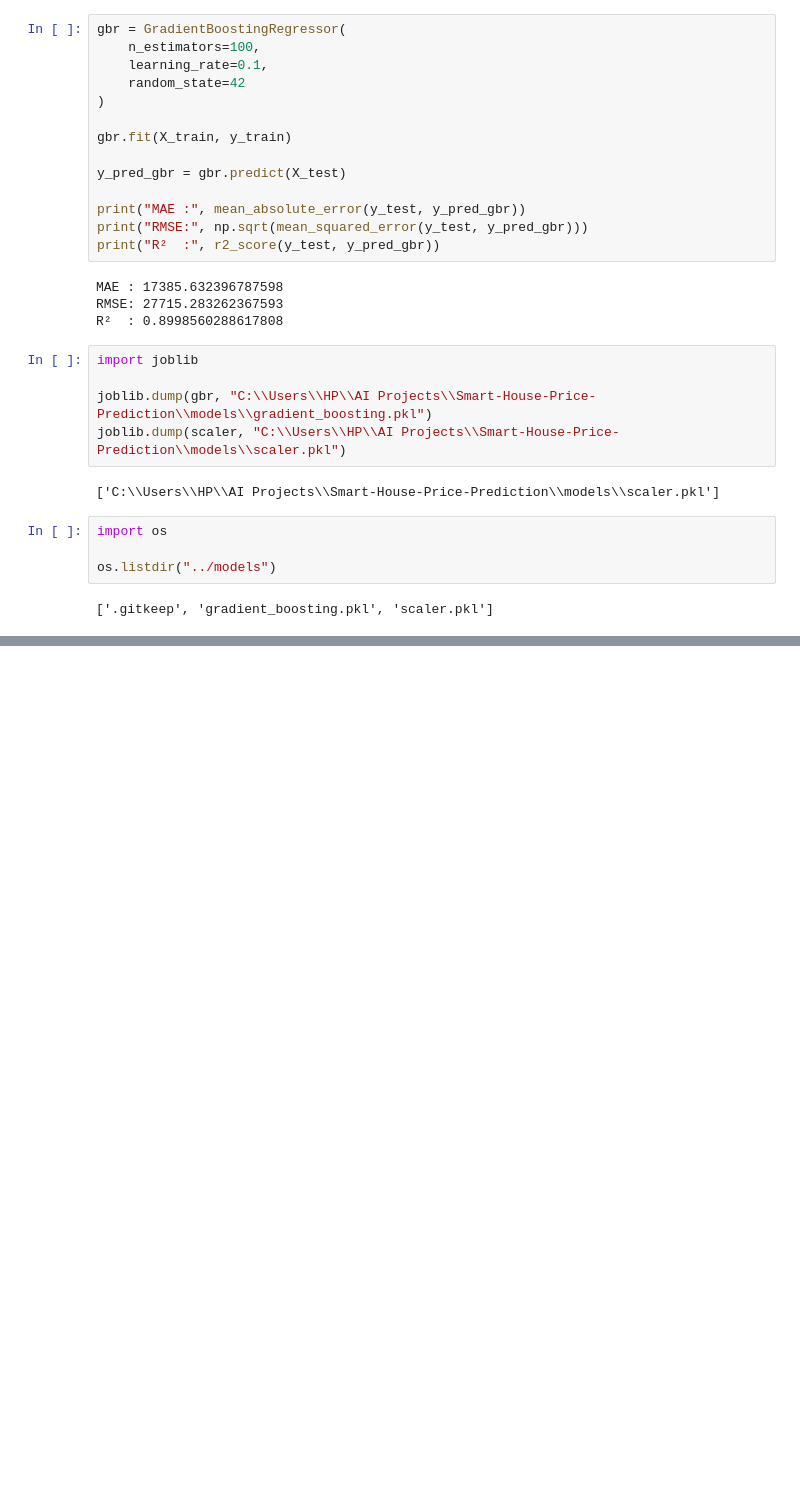
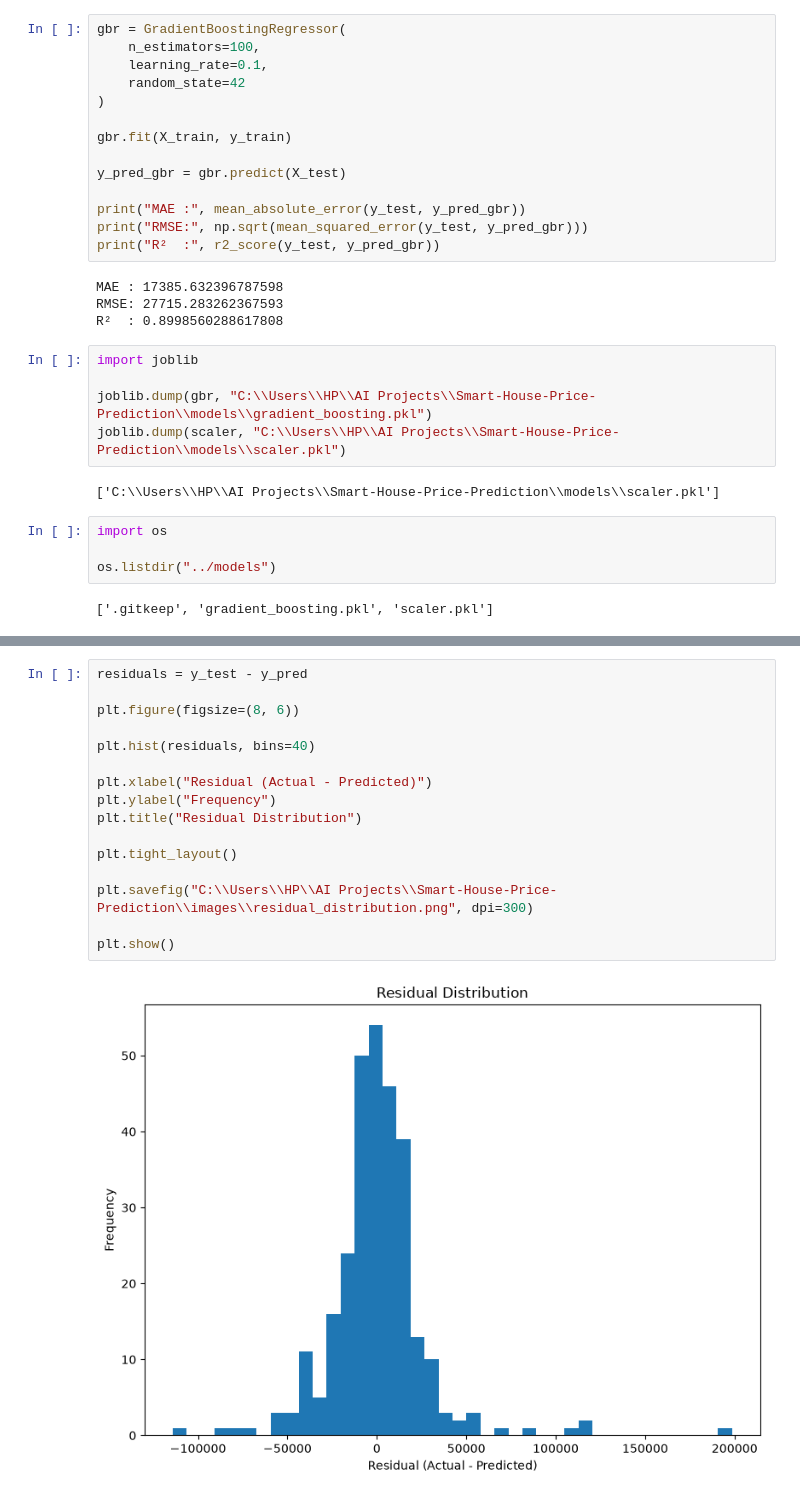
Before and after one commit to Vedansh1011/Smart-House-Price-Prediction, a Jupyter notebook: notebooks/01_data_understanding.ipynb, the cells around one changed output, grey strips where cells are left out. Drawn from its saved outputs; the diff is of its cells as text; blank space fills up the shorter version.

```diff
--- a/notebooks/01_data_understanding.ipynb
+++ b/notebooks/01_data_understanding.ipynb
@@ -770,0 +935,18 @@ os.listdir("../models")
+# %%
+residuals = y_test - y_pred
+
+plt.figure(figsize=(8, 6))
+
+plt.hist(residuals, bins=40)
+
+plt.xlabel("Residual (Actual - Predicted)")
+plt.ylabel("Frequency")
+plt.title("Residual Distribution")
+
+plt.tight_layout()
+
+plt.savefig("C:\\Users\\HP\\AI Projects\\Smart-House-Price-Prediction\\images\\residual_distribution.png", dpi=300)
+
+plt.show()
+# %% [output]
+[figure, added]
```
Also changed, not shown: parts of 14 cells of this notebook, 4 other files.
